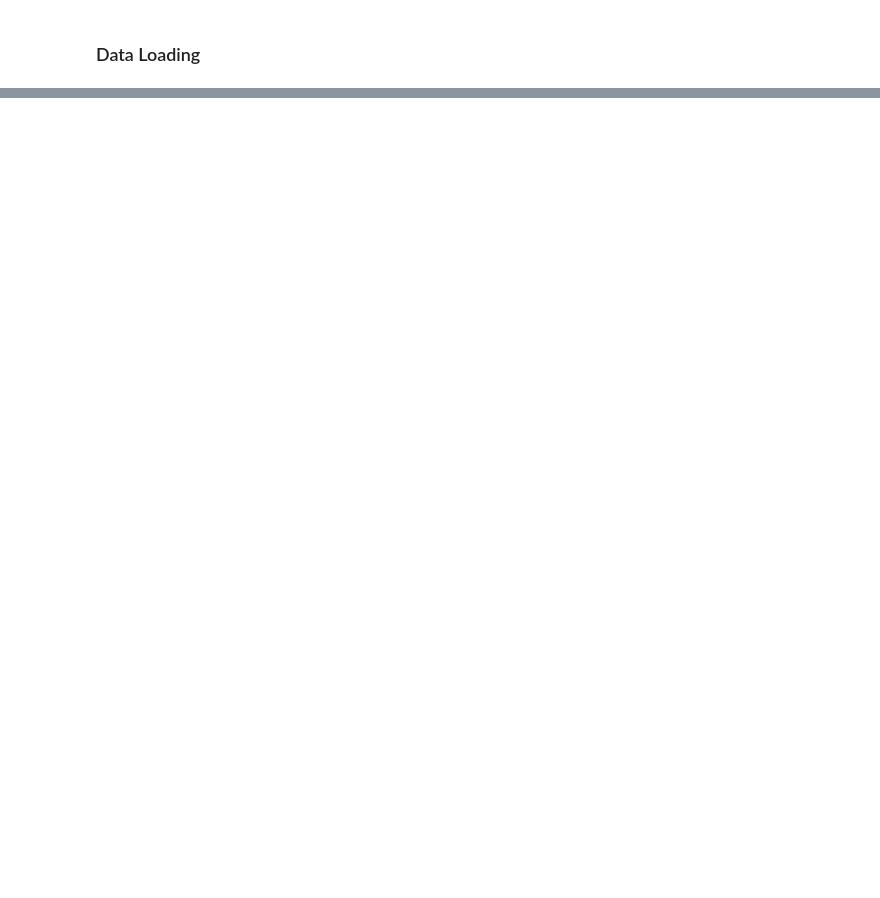
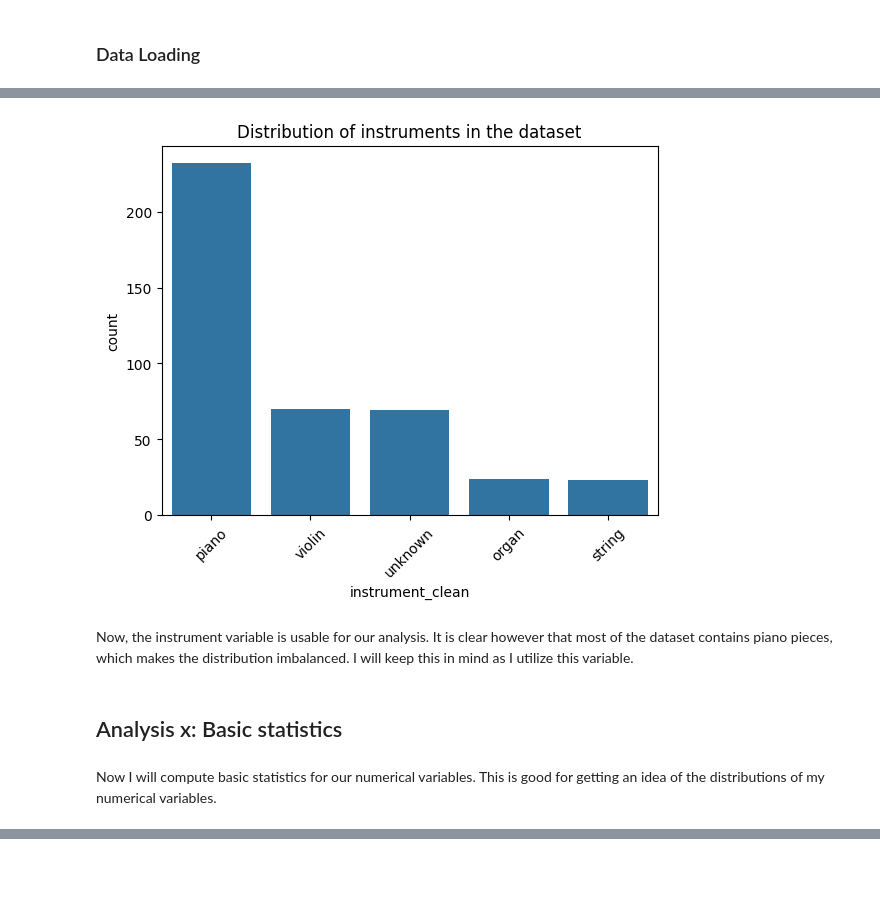
Before and after one commit to ele-spano22/master-thesis, a Jupyter notebook: notebooks/EDA.ipynb, the cells around one changed output, grey strips where cells are left out. Saved outputs shown, nothing was run; the diff lists cells and outputs as text; code cells hidden in the pictures; blank space fills up the shorter version.

```diff
--- a/notebooks/EDA.ipynb
+++ b/notebooks/EDA.ipynb
@@ -57,0 +245,3 @@ Make sure to add some explanation of what you are doing in your code. This will
+# %%
+empty_cols = metadata.columns[metadata.isna().sum() == len(metadata)]
+metadata = metadata.drop(columns=empty_cols)
@@ -57,0 +258,2 @@ Make sure to add some explanation of what you are doing in your code. This will
+# %%
+metadata = metadata.dropna(subset=["annotated_key"])
@@ -57,0 +292,24 @@ Make sure to add some explanation of what you are doing in your code. This will
+# %%
+metadata["instrument_clean"] = metadata["staff_1_instrument"].str.lower()
+metadata["instrument_clean"] = metadata["instrument_clean"].replace({
+
+    "piano": "piano",
+    "grand piano": "piano",
+    "piano (2)": "piano",
+    "klavier": "piano",
+    "klavier linke hand": "piano",
+
+    "violin": "violin",
+    "violin i (2)": "violin",
+
+    "organ": "organ",
+
+    "stringinstrument": "string",
+
+    "midi_1": "unknown",
+    "musicxml default 1": "unknown",
+    "unbenannt": "unknown",
+    "unbenannt2": "unknown",
+    "s.": "unknown"
+})
+metadata["instrument_clean"].value_counts()
@@ -57,0 +324,19 @@ Make sure to add some explanation of what you are doing in your code. This will
+# %%
+sns.countplot(
+    data=metadata,
+    x="instrument_clean",
+    order=metadata["instrument_clean"].value_counts().index
+)
+
+plt.title("Distribution of instruments in the dataset")
+plt.xticks(rotation=45)
+
+plt.show()
+# %% [output]
+[figure, added]
+# %% [markdown]
+Now, the instrument variable is usable for our analysis. It is clear however that most of the dataset contains piano pieces, which makes the distribution imbalanced. I will keep this in mind as I utilize this variable.
+# %% [markdown]
+## Analysis x: Basic statistics
+# %% [markdown]
+Now I will compute basic statistics for our numerical variables. This is good for getting an idea of the distributions of my numerical variables.
```
Also changed, not shown: parts of 108 cells of this notebook.
